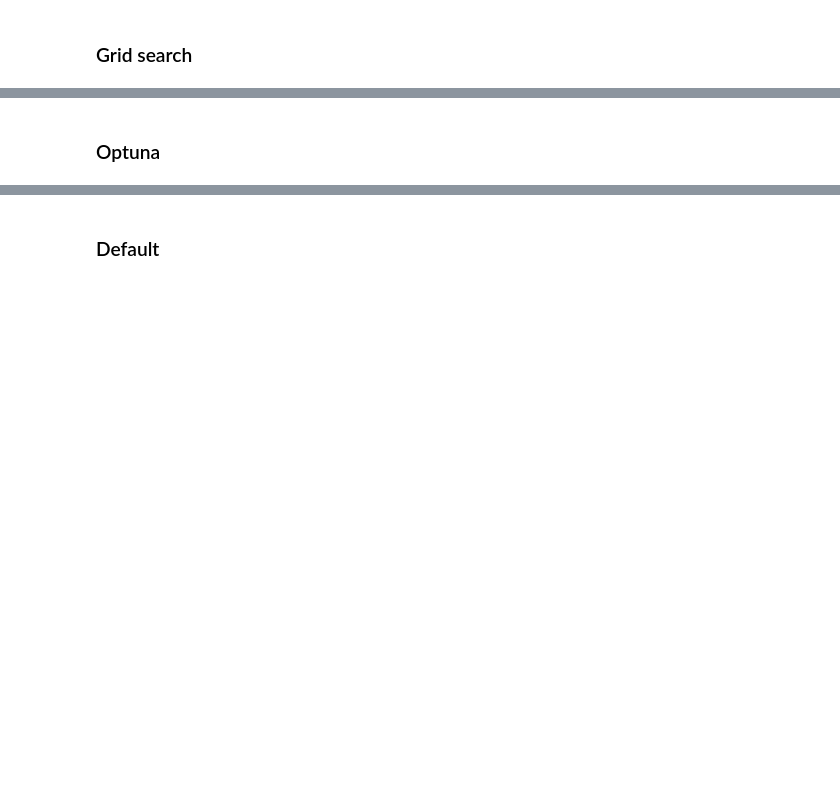
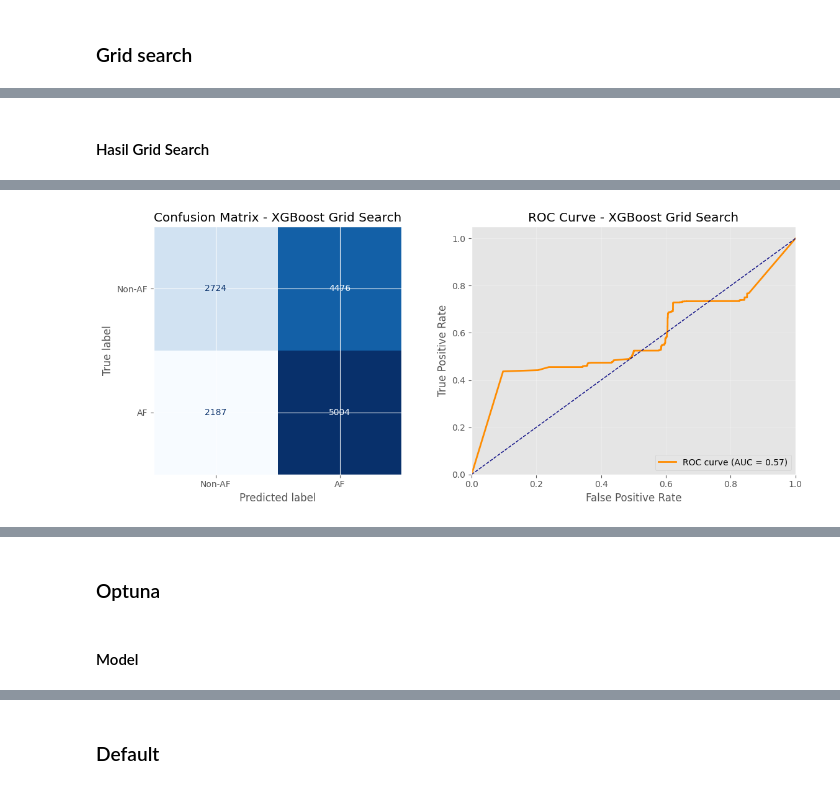
Before and after one commit to wraphierdz/FP_MLxDM, a Jupyter notebook: Notebook/LSTM/LSTM XGBoost.ipynb, the cells around one changed output, grey strips where cells are left out. Drawn from its saved outputs; the diff is of its cells as text; code cells hidden in the pictures; blank space fills up the shorter version.

```diff
--- a/Notebook/LSTM/LSTM XGBoost.ipynb
+++ b/Notebook/LSTM/LSTM XGBoost.ipynb
@@ -644,0 +967,6 @@ print(f"   Test: {X_test_weights.shape}")
+# %%
+print("Training XGBoost GridSearchCV with features from Grid Search Transformer...")
+grid_xgb.fit(X_train_weights_gs, y_train_seq)
+print("✅ GridSearchCV completed")
+print(f"Best params: {grid_xgb.best_params_}")
+print(f"Best score: {grid_xgb.best_score_:.4f}")
@@ -644,0 +1005,71 @@ print(f"   Test: {X_test_weights.shape}")
+# %% [markdown]
+#### Hasil Grid Search
+# %%
+print("="*60)
+print("XGBOOST GRID SEARCH RESULTS")
+print("="*60)
+
+# Best Score & Hyperparameters
+print(f"\n✅ Best Accuracy: {grid_xgb.best_score_:.4f}")
+print(f"\n📊 Best Hyperparameters:")
+for param, value in grid_xgb.best_params_.items():
+    print(f"   {param}: {value}")
+
+# Top 5 Configurations
+results_xgb_df = pd.DataFrame(grid_xgb.cv_results_).sort_values('rank_test_score')
+print("\n📊 Top 5 Configurations:")
+for idx, row in results_xgb_df.head(5).iterrows():
+    print(f"\n   Rank {int(row['rank_test_score'])}:")
+    print(f"      Accuracy: {row['mean_test_score']:.4f} (+/- {row['std_test_score']:.4f})")
+    print(f"      Params  : {row['params']}")
+
+print("\n" + "="*60)
+print("CONFUSION MATRIX & METRICS")
+print("="*60)
+
+# Metrics
+y_pred_xgb = grid_xgb.predict(X_test_weights_gs)
+y_prob_xgb = grid_xgb.predict_proba(X_test_weights_gs)[:, 1]
+acc_xgb = accuracy_score(y_test_seq, y_pred_xgb)
+prec_xgb = precision_score(y_test_seq, y_pred_xgb, zero_division=0)
+recall_xgb = recall_score(y_test_seq, y_pred_xgb, zero_division=0)
+f1_xgb = f1_score(y_test_seq, y_pred_xgb, zero_division=0)
+rocauc_xgb = roc_auc_score(y_test_seq, y_prob_xgb) if len(np.unique(y_pred_xgb)) > 1 else 0.5
+
+print(f"\n✅ Performance Metrics:")
+print(f"   Accuracy : {acc_xgb:.4f} ({acc_xgb*100:.2f}%)")
+print(f"   Precision: {prec_xgb:.4f} ({prec_xgb*100:.2f}%)")
+print(f"   Recall   : {recall_xgb:.4f} ({recall_xgb*100:.2f}%)")
+print(f"   F1 Score : {f1_xgb:.4f} ({f1_xgb*100:.2f}%)")
+print(f"   ROC AUC  : {rocauc_xgb:.4f} ({rocauc_xgb*100:.2f}%)")
+
+# Confusion Matrix & ROC Curve side by side
+cm_xgb = confusion_matrix(y_test_seq, y_pred_xgb)
+fpr, tpr, thresholds = roc_curve(y_test_seq, y_prob_xgb)
+
+fig, axes = plt.subplots(1, 2, figsize=(12, 5))
+
+# Confusion Matrix
+disp_xgb = ConfusionMatrixDisplay(confusion_matrix=cm_xgb, display_labels=['Non-AF', 'AF'])
+disp_xgb.plot(cmap='Blues', ax=axes[0], colorbar=False)
+axes[0].set_title('Confusion Matrix - XGBoost Grid Search')
+
+# ROC Curve
+axes[1].plot(fpr, tpr, color='darkorange', lw=2, label=f'ROC curve (AUC = {rocauc_xgb:.2f})')
+axes[1].plot([0, 1], [0, 1], color='navy', lw=1, linestyle='--')
+axes[1].set_xlim([0.0, 1.0])
+axes[1].set_ylim([0.0, 1.05])
+axes[1].set_xlabel('False Positive Rate')
+axes[1].set_ylabel('True Positive Rate')
+axes[1].set_title('ROC Curve - XGBoost Grid Search')
+axes[1].legend(loc="lower right")
+axes[1].grid(True, alpha=0.3)
+
+plt.tight_layout()
+plt.show()
+
+print("\n" + "="*60)
+print("CLASSIFICATION REPORT")
+print("="*60)
+print(classification_report(y_test_seq, y_pred_xgb, target_names=['Non-AF', 'AF'], zero_division=0))
+# %% [output]
@@ -644,0 +1093 @@ print(f"   Test: {X_test_weights.shape}")
+[figure, added]
@@ -648,0 +1107,2 @@ print(f"   Test: {X_test_weights.shape}")
+# %% [markdown]
+#### Model
```
Also changed, not shown: parts of 82 cells of this notebook, 6 other files.
